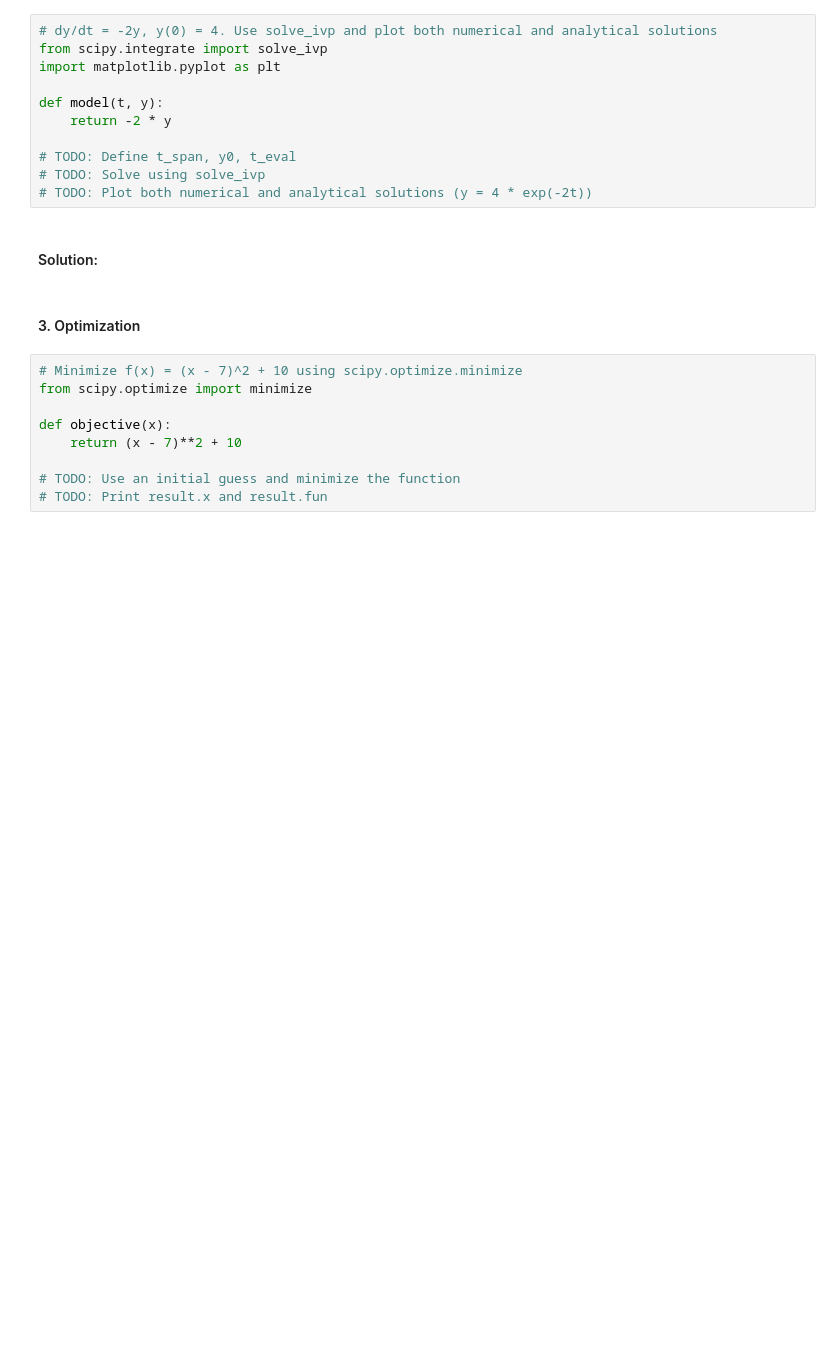
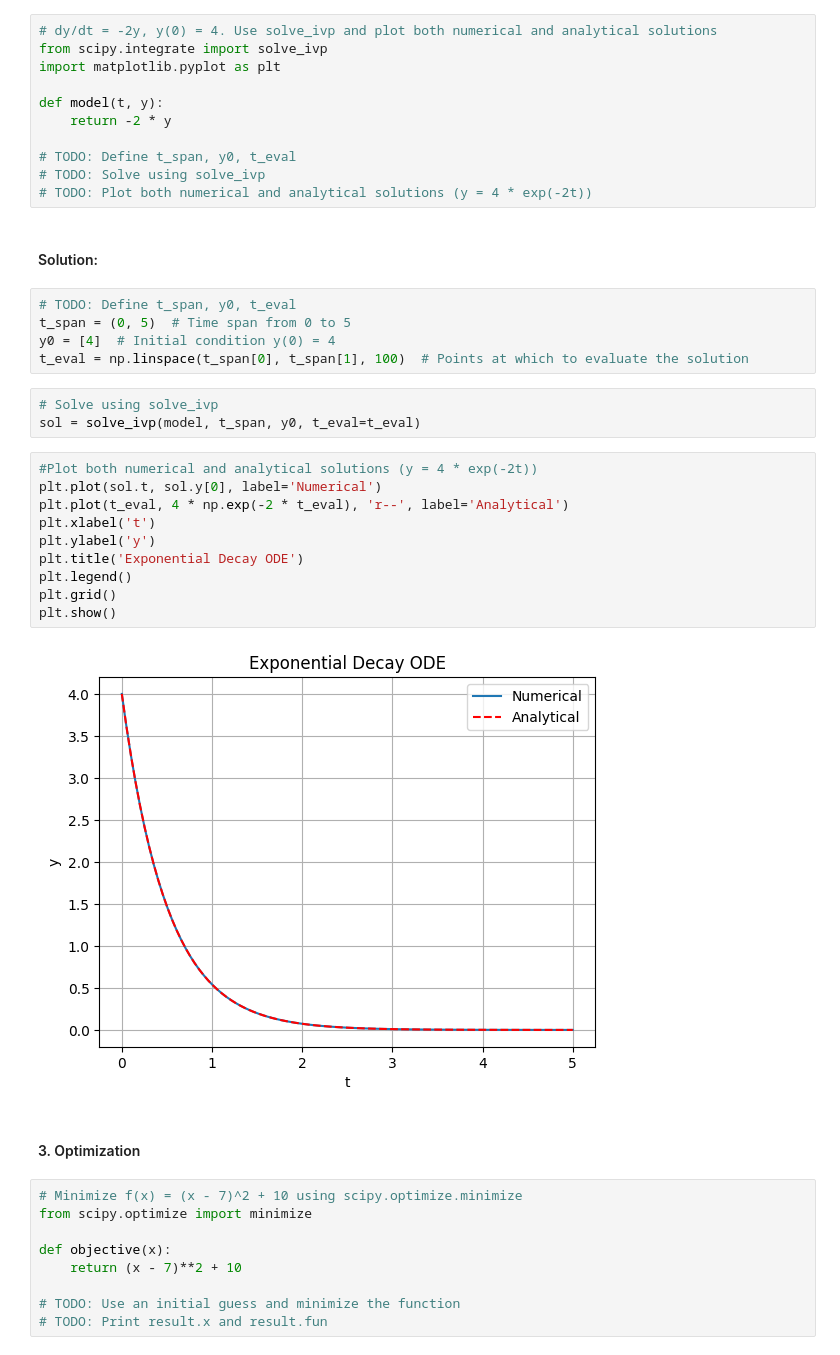
Before and after one commit to krup13/pfsc, a Jupyter notebook: tutorials/T10 - Scientific Comp Basics (Q).ipynb, the cells around one changed output. Cells and saved outputs as stored; diff of their text form; blank space fills up the shorter version.

```diff
--- a/tutorials/T10 - Scientific Comp Basics (Q).ipynb
+++ b/tutorials/T10 - Scientific Comp Basics (Q).ipynb
@@ -29,6 +37,26 @@ def model(t, y):
 # TODO: Plot both numerical and analytical solutions (y = 4 * exp(-2t))
 # %% [markdown]
 #### Solution:
+# %%
+# TODO: Define t_span, y0, t_eval
+t_span = (0, 5)  # Time span from 0 to 5
+y0 = [4]  # Initial condition y(0) = 4
+t_eval = np.linspace(t_span[0], t_span[1], 100)  # Points at which to evaluate the solution
+# %%
+# Solve using solve_ivp
+sol = solve_ivp(model, t_span, y0, t_eval=t_eval)
+# %%
+#Plot both numerical and analytical solutions (y = 4 * exp(-2t))
+plt.plot(sol.t, sol.y[0], label='Numerical')
+plt.plot(t_eval, 4 * np.exp(-2 * t_eval), 'r--', label='Analytical')
+plt.xlabel('t')
+plt.ylabel('y')
+plt.title('Exponential Decay ODE')
+plt.legend()
+plt.grid()
+plt.show()
+# %% [output]
+[figure, added]
 # %% [markdown]
 #### 3. Optimization
 # %%
```
Also changed, not shown: parts of 11 cells of this notebook, 10 other files.
